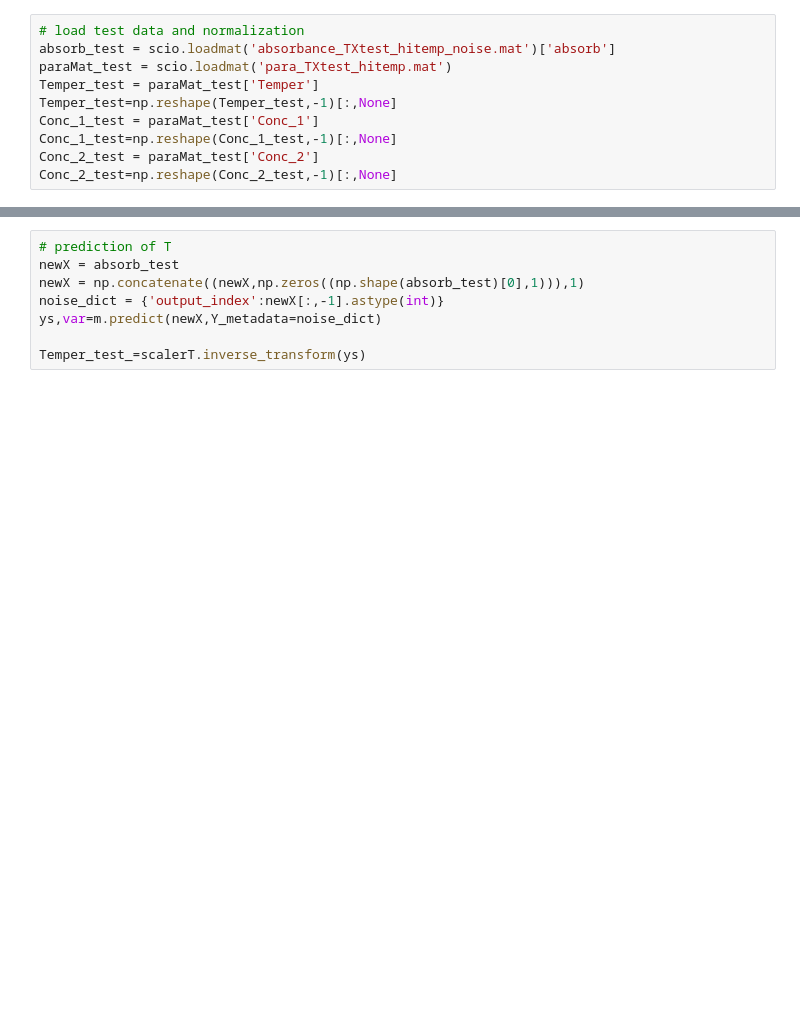
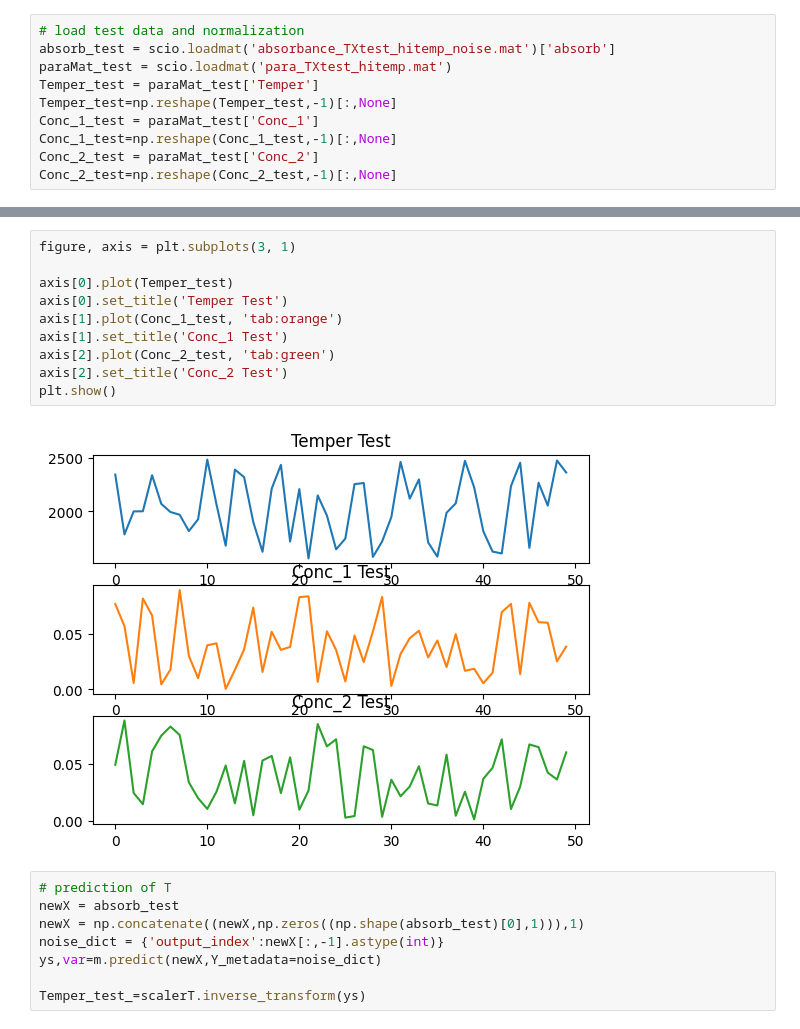
Before and after one commit to CaffineAddic/Flame_dianostics-temperature_profile_estimation_using_ML, a Jupyter notebook: Python Code/Wang_et_al_reproduction.ipynb, the cells around one changed output, grey strips where cells are left out. Drawn from its saved outputs; the diff is of its cells as text; blank space fills up the shorter version.

```diff
--- a/Python Code/Wang_et_al_reproduction.ipynb
+++ b/Python Code/Wang_et_al_reproduction.ipynb
@@ -132,3 +172,15 @@ Conc_2_test=np.reshape(Conc_2_test,-1)[:,None]
+# %%
+figure, axis = plt.subplots(3, 1)
+
+axis[0].plot(Temper_test)
+axis[0].set_title('Temper Test')
+axis[1].plot(Conc_1_test, 'tab:orange')
+axis[1].set_title('Conc_1 Test')
+axis[2].plot(Conc_2_test, 'tab:green')
+axis[2].set_title('Conc_2 Test')
+plt.show()
+# %% [output]
+[figure, added]
 # %%
 # prediction of T
 newX = absorb_test
```
Also changed, not shown: parts of 21 cells of this notebook.
